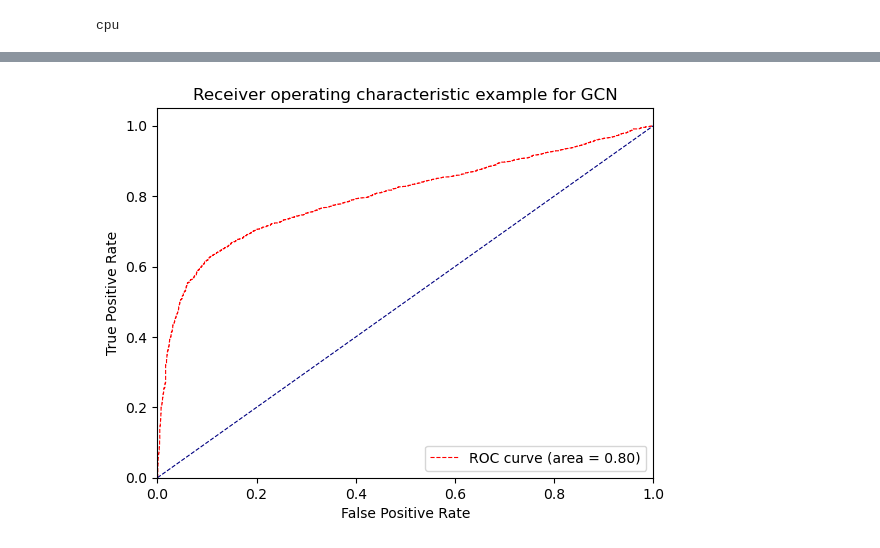
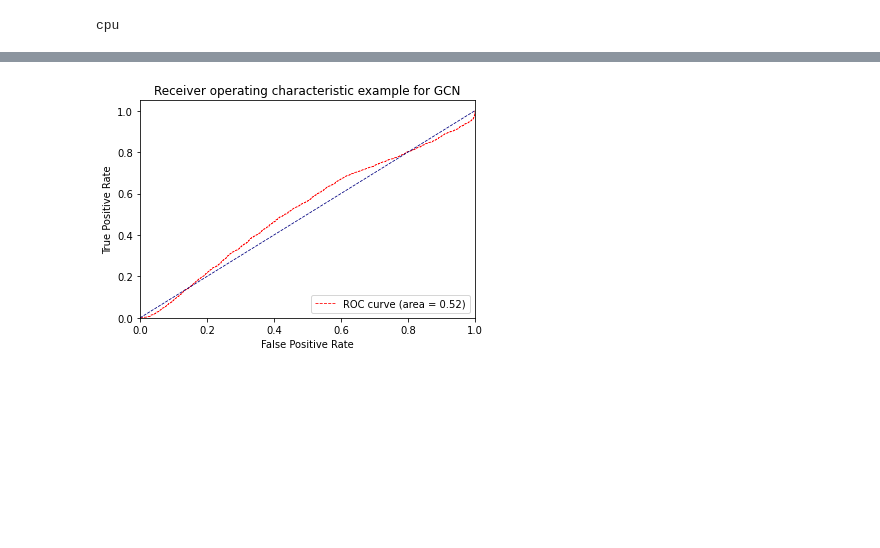
Before and after one commit to Sum02dean/GCN-STRING, a Jupyter notebook: src/notebooks/GCN.ipynb, the cells around one changed output, grey strips where cells are left out. Saved outputs shown, nothing was run; the diff lists cells and outputs as text; code cells hidden in the pictures; blank space fills up the shorter version.

```diff
--- a/src/notebooks/GCN.ipynb
+++ b/src/notebooks/GCN.ipynb
@@ -133,3 +124,0 @@ display(train_x.head())
-# %%
-for i in range(len(balanced_graphs)):
-    balanced_graphs[i].x = torch.FloatTensor(ss.transform(balanced_graphs[i].x))
@@ -220,7 +196,7 @@ class GCN(torch.nn.Module):
 cpu
 # %%
 # Build model
-model = GCN(hidden_channels=16)
+model = GCN(hidden_channels=100, n_heads=1)
 print(model)
 # %% [output]
 GCN(
@@ -238,8 +213,8 @@ GCN(
 # %%
 # Configs
 BATCH_SIZE = 50
-EPOCHS = 50
-LEARNING_RATE = 0.002
+EPOCHS = 100
+LEARNING_RATE = 0.0002
 
 # Optimizers & Criterion
 optimizer = torch.optim.Adam(model.parameters(), lr=LEARNING_RATE)
@@ -296,0 +227,26 @@ Begining training!
+# %%
+class SaveBestModel:
+    """
+    Class to save the best model while training. If the current epoch's
+    validation loss is less than the previous least less, then save the
+    model state.
+    """
+    def __init__(
+        self, best_valid_loss=float('inf')
+    ):
+        self.best_valid_loss = best_valid_loss
+
+    def __call__(
+        self, current_valid_loss,
+        epoch, model, optimizer, criterion
+    ):
+        if current_valid_loss < self.best_valid_loss:
+            self.best_valid_loss = current_valid_loss
+            print(f"\nBest validation loss: {self.best_valid_loss}")
+            print(f"\nSaving best model for epoch: {epoch+1}\n")
+            torch.save({
+                'epoch': epoch+1,
+                'model_state_dict': model.state_dict(),
+                'optimizer_state_dict': optimizer.state_dict(),
+                'loss': criterion,
+                }, 'checkpoint/best_model.pth')
@@ -302,42 +340,41 @@ truths = []
 # Loadder names: train_loader, test_loader, all_loader
 model.eval()
 with torch.no_grad():
-    for data in tqdm(train_loader):
+    for data in tqdm(test_loader):
 
         # Grab inputs
-        X, Y, EI  = data.x, data.y, data.edge_index
-        B = data.batch
+        X, Y, EI, EA, B = data.x, data.y, data.edge_index, data.edge_attr, data.batch
 
         # Compute preds
-        logits = model(X, EI, B).flatten()
-        acc, pred, probas = binary_acc(logits, Y)
+        logits = model(X.type(dtype), EI, B, EA.type(dtype))
+        acc, pred, probas = binary_acc(logits.flatten(), Y)
 
         # Append data
         predictions.append(pred)
         probabilities.append(probas)
         truths.append(Y)
 
 # Format
 p = np.hstack(predictions)
 t = np.hstack(truths)
 prob = np.array(torch.concat(probabilities))
 
 # AUC/ROC
 fpr, tpr, _ = roc_curve(t, prob)
 roc_auc = auc(fpr, tpr)
 
 # Plotting
 plt.figure()
 lw = 0.8
 plt.plot(fpr, tpr, "r--", lw=lw, label="ROC curve (area = %0.2f)" % roc_auc)
 plt.plot([0, 1], [0, 1], color="navy", lw=lw, linestyle="--")
 plt.xlim([0.0, 1.0])
 plt.ylim([0.0, 1.05])
 plt.xlabel("False Positive Rate")
 plt.ylabel("True Positive Rate")
 plt.title("Receiver operating characteristic example for GCN")
 plt.legend(loc="lower right")
 plt.show()
 plt.show()
 # %% [output]
-[figure, old version]
+[figure, new version]
```
Also changed, not shown: parts of 10 cells of this notebook, 8 other files.
